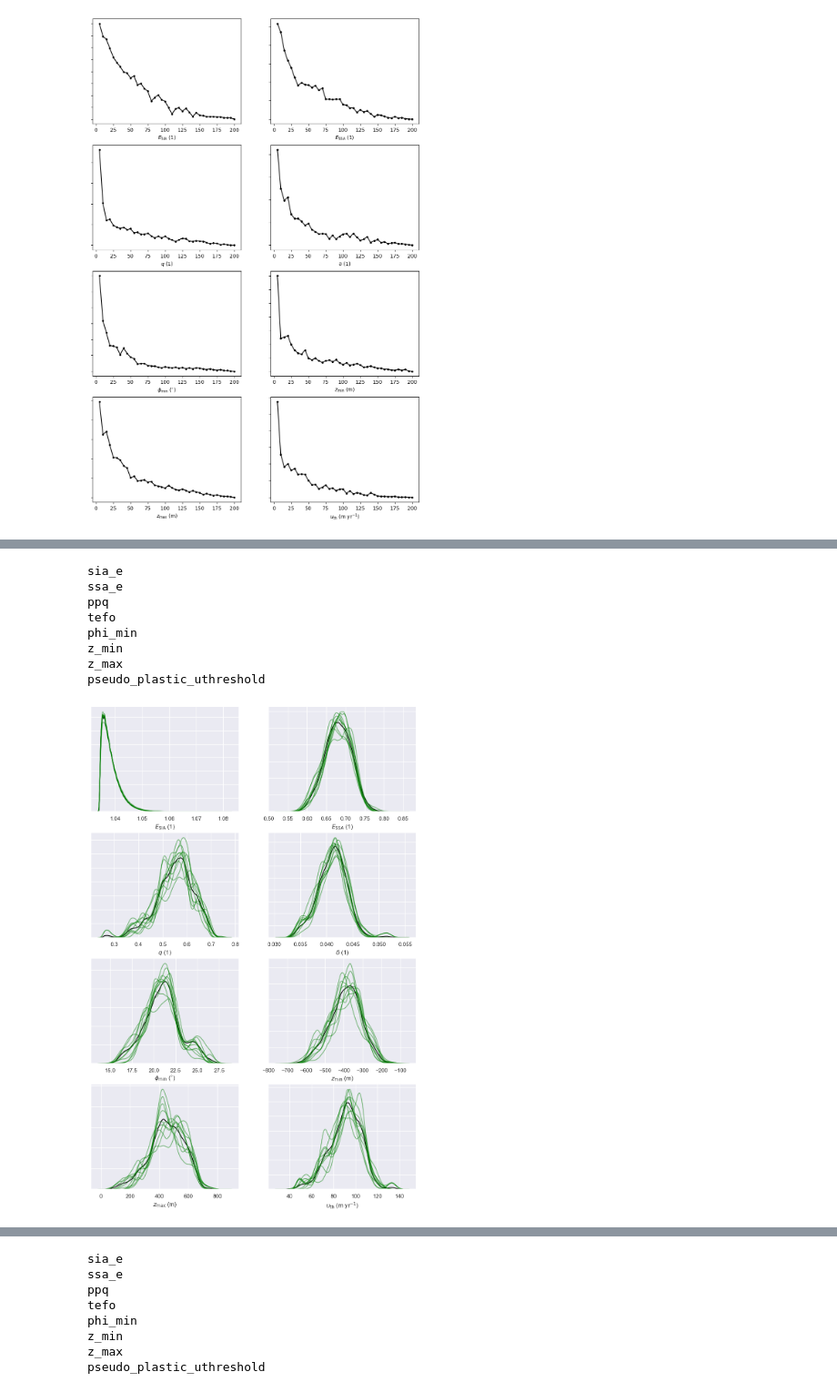
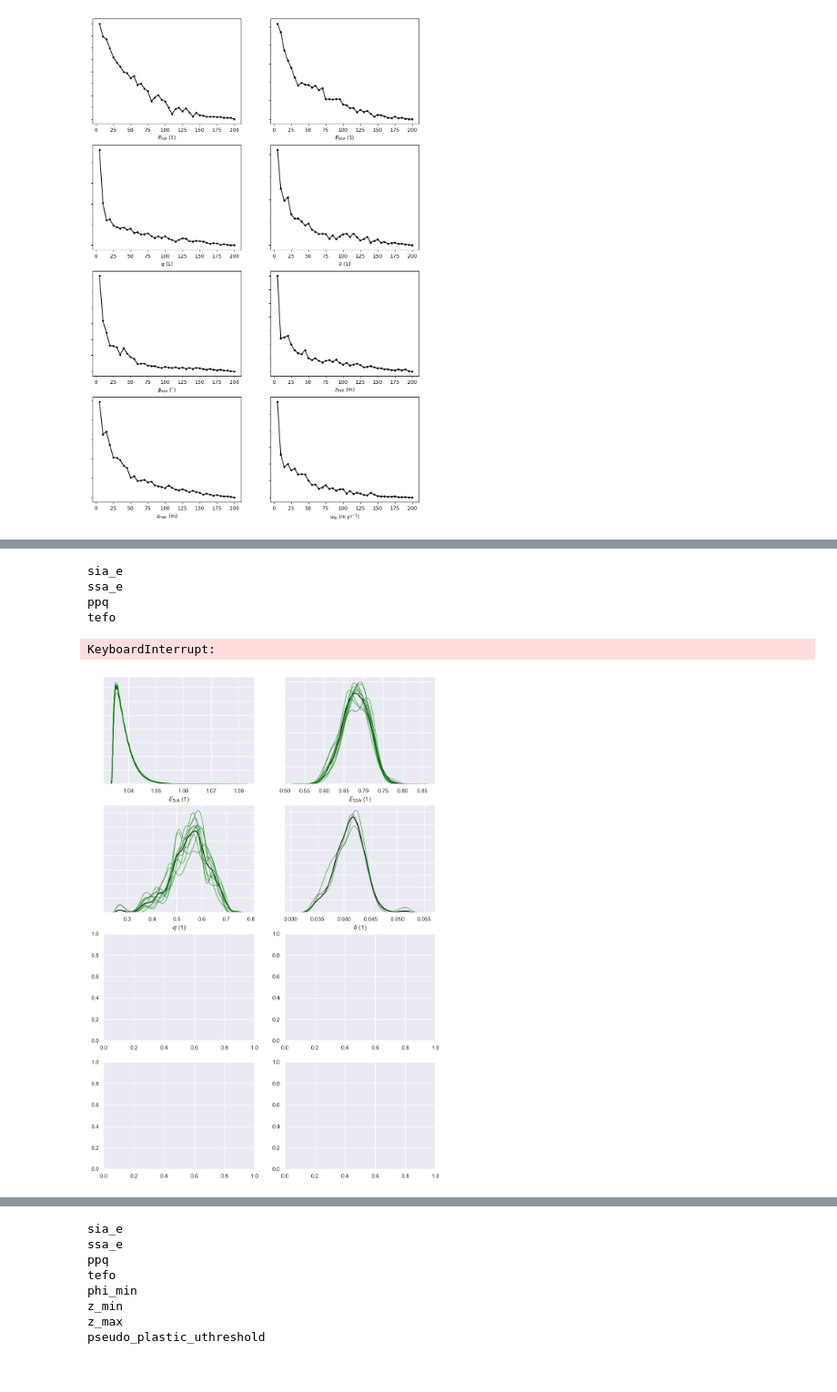
Before and after one commit to pism/pism-emulator, a Jupyter notebook: kyle_calibration/Seaborn_groups.ipynb, the cells around one changed output, grey strips where cells are left out. Shown at 91% size. Saved outputs shown, nothing was run; the diff lists cells and outputs as text; code cells hidden in the pictures.

```diff
--- a/kyle_calibration/Seaborn_groups.ipynb
+++ b/kyle_calibration/Seaborn_groups.ipynb
@@ -202,13 +198,10 @@ pseudo_plastic_uthreshold
 # %%
-plot_groups(posterior_df, X_keys, models, per_group=50)
+print(plot_groups(posterior_df, X_keys, models, per_group=50))
 # %% [output]
 sia_e
 ssa_e
 ppq
 tefo
-phi_min
-z_min
-z_max
-pseudo_plastic_uthreshold
+KeyboardInterrupt:
-[figure, old version]
+[figure, new version]
 # %%
```
Also changed, not shown: parts of 2 cells of this notebook, 2 other files.
